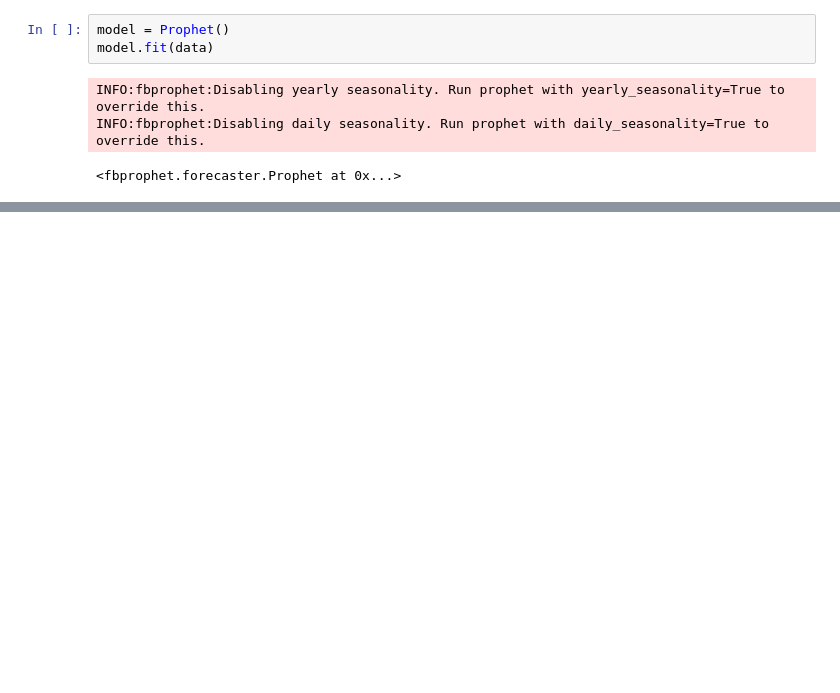
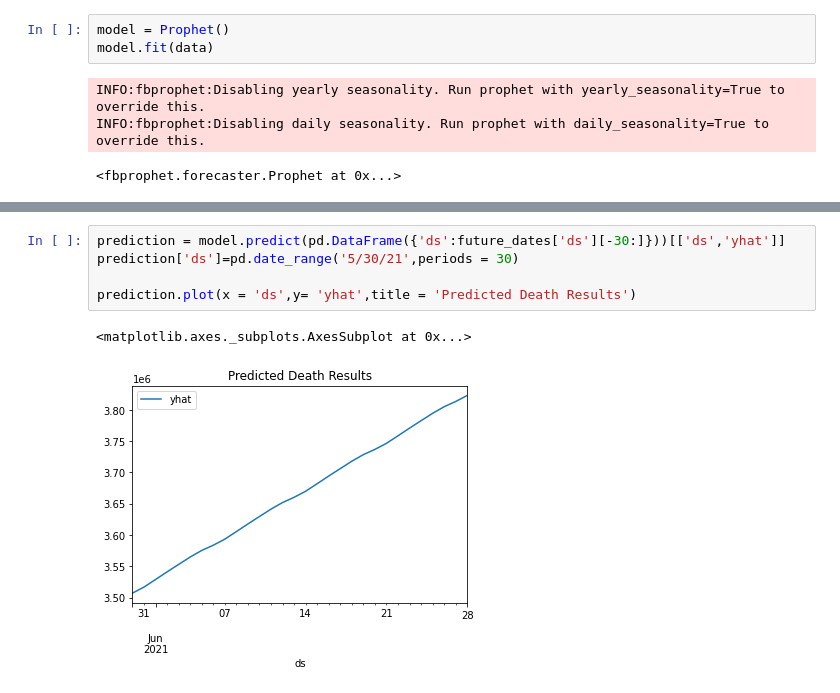
Before and after one commit to muhammad-usman147/CovidAnalysis, a Jupyter notebook: forecasting.ipynb, the cells around one changed output, grey strips where cells are left out. Drawn from its saved outputs; the diff is of its cells as text; blank space fills up the shorter version.

```diff
--- a/forecasting.ipynb
+++ b/forecasting.ipynb
@@ -195,0 +195,8 @@ test[0],pred[0]
+# %%
+prediction = model.predict(pd.DataFrame({'ds':future_dates['ds'][-30:]}))[['ds','yhat']]
+prediction['ds']=pd.date_range('5/30/21',periods = 30)
+
+prediction.plot(x = 'ds',y= 'yhat',title = 'Predicted Death Results')
+# %% [output]
+<matplotlib.axes._subplots.AxesSubplot at 0x...>
+[figure, added]
```
Also changed, not shown: parts of 25 cells of this notebook.
